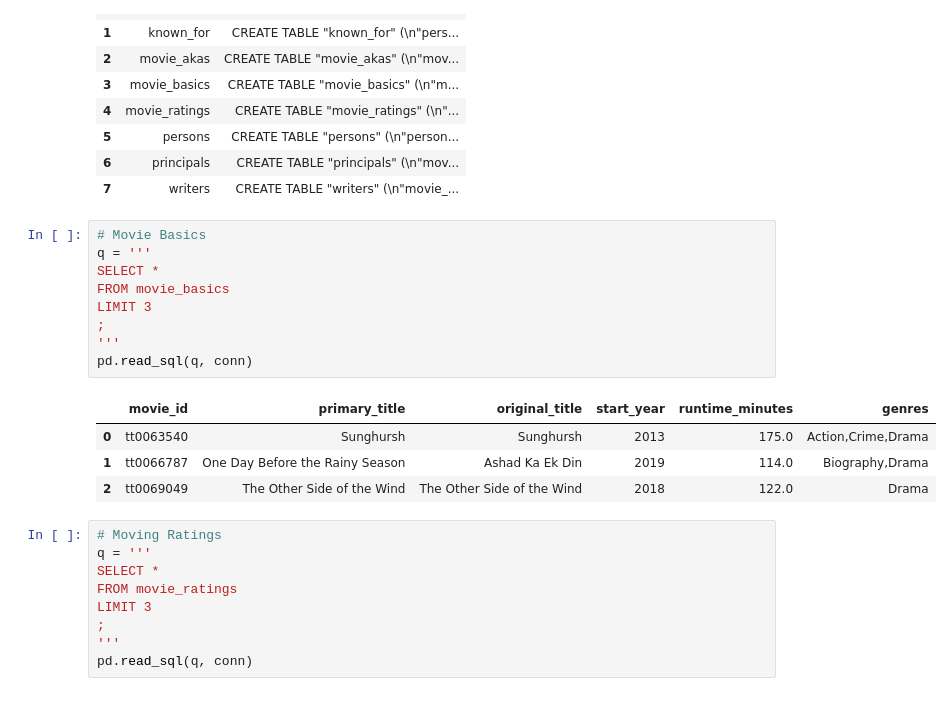
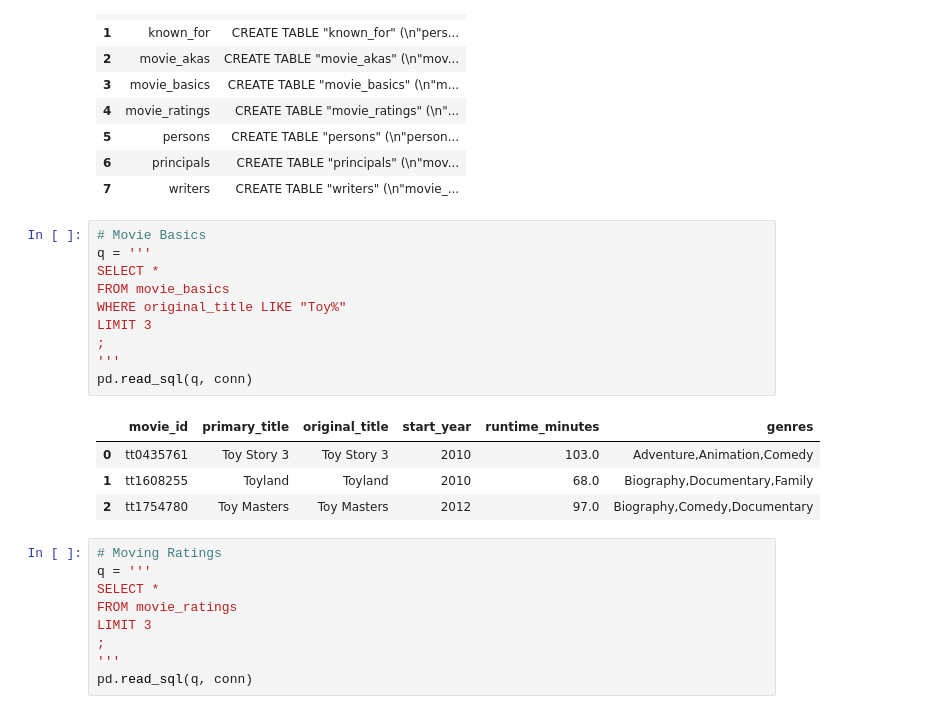
Before and after one commit to learn-co-curriculum/dsc-phase-2-project-v3, a Jupyter notebook: main_workbook.ipynb, the cells around one changed output. Drawn from its saved outputs; the diff is of its cells as text.

```diff
--- a/main_workbook.ipynb
+++ b/main_workbook.ipynb
@@ -76,17 +99,18 @@ pd.read_sql(q, conn)
 # %%
 # Movie Basics
 q = '''
 SELECT *
 FROM movie_basics
+WHERE original_title LIKE "Toy%"
 LIMIT 3
 ;
 '''
 pd.read_sql(q, conn)
 # %% [output]
 |  | movie_id | primary_title | original_title | start_year | runtime_minutes | genres |
-| 0 | tt0063540 | Sunghursh | Sunghursh | 2013 | 175.0 | Action,Crime,Drama |
-| 1 | tt0066787 | One Day Before the Rainy Season | Ashad Ka Ek Din | 2019 | 114.0 | Biography,Drama |
-| 2 | tt0069049 | The Other Side of the Wind | The Other Side of the Wind | 2018 | 122.0 | Drama |
+| 0 | tt0435761 | Toy Story 3 | Toy Story 3 | 2010 | 103.0 | Adventure,Animation,Comedy |
+| 1 | tt1608255 | Toyland | Toyland | 2010 | 68.0 | Biography,Documentary,Family |
+| 2 | tt1754780 | Toy Masters | Toy Masters | 2012 | 97.0 | Biography,Comedy,Documentary |
 # %%
 # Moving Ratings
 q = '''
```
Also changed, not shown: parts of 5 cells of this notebook.
